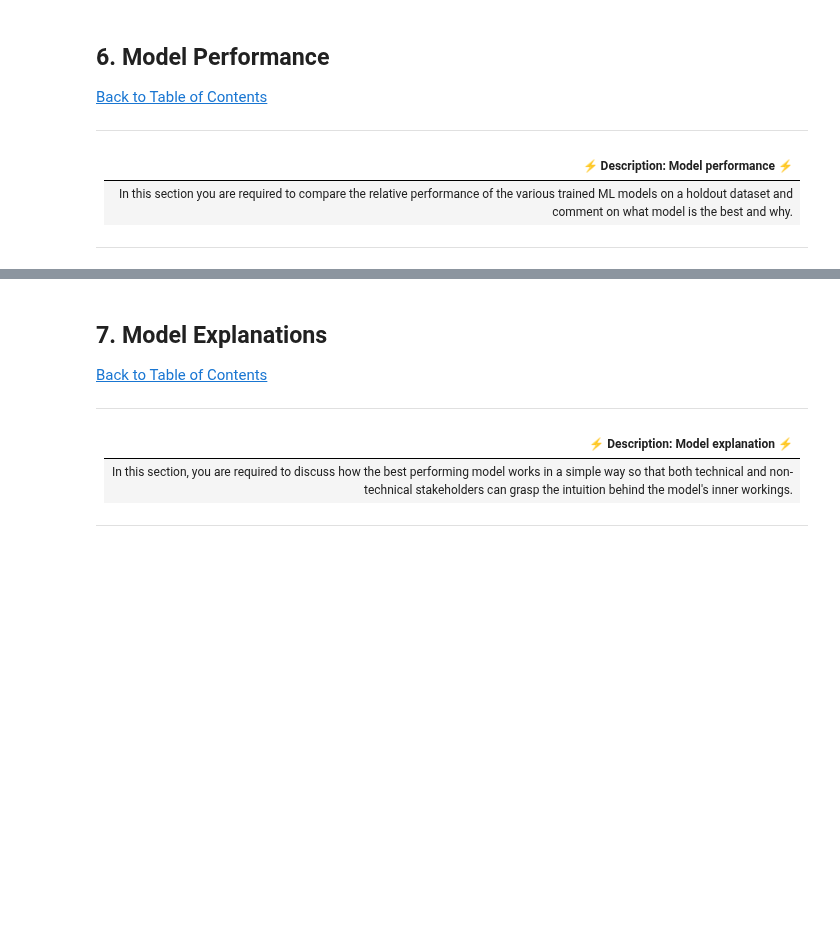
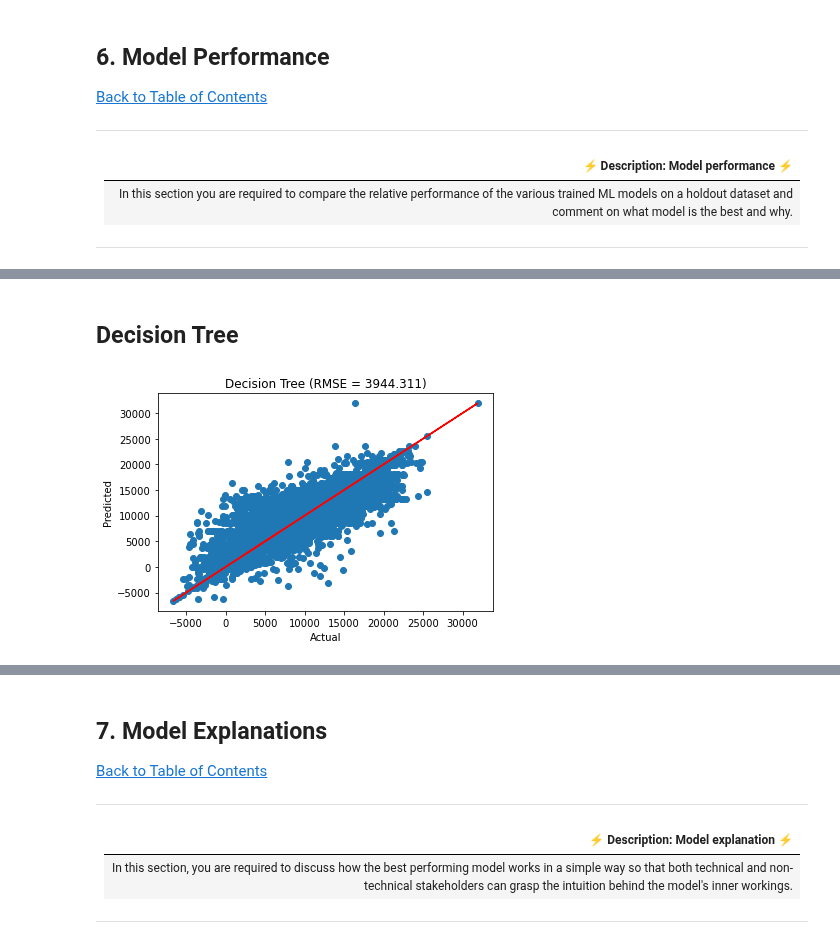
Before and after one commit to Kendo-Shin/Advanced_Regression_Predict-Team-2, a Jupyter notebook: kenny-notebook.ipynb, the cells around one changed output, grey strips where cells are left out. Saved outputs shown, nothing was run; the diff lists cells and outputs as text; code cells hidden in the pictures; blank space fills up the shorter version.

```diff
--- a/kenny-notebook.ipynb
+++ b/kenny-notebook.ipynb
@@ -734,0 +742,16 @@ submission.to_csv('XG_submission_3.csv', index = False)
+# %% [markdown]
+## Decision Tree
+# %%
+# Create figure and axes
+fig, ax = plt.subplots()
+
+# Plot on axes
+ax.set_title('Decision Tree (RMSE = 3944.311)')
+ax.set_xlabel('Actual')
+ax.set_ylabel('Predicted')
+ax.scatter(y,dt_y)
+ax.plot(y,y,'r')
+
+plt.show()
+# %% [output]
+[figure, added]
```
Also changed, not shown: parts of 17 cells of this notebook.
